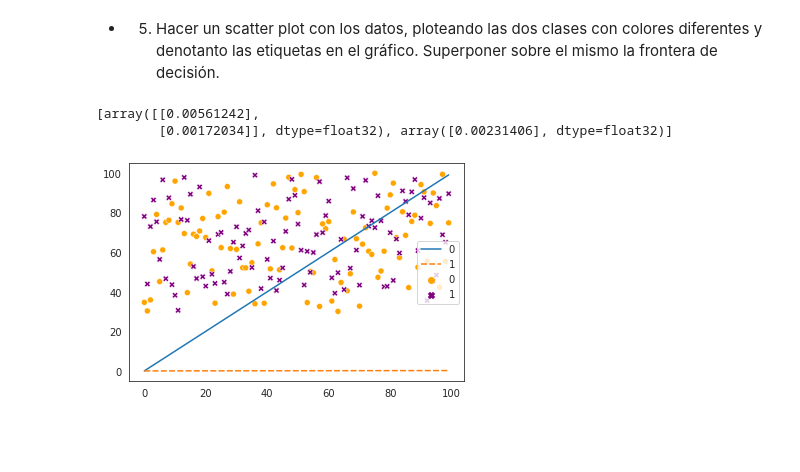
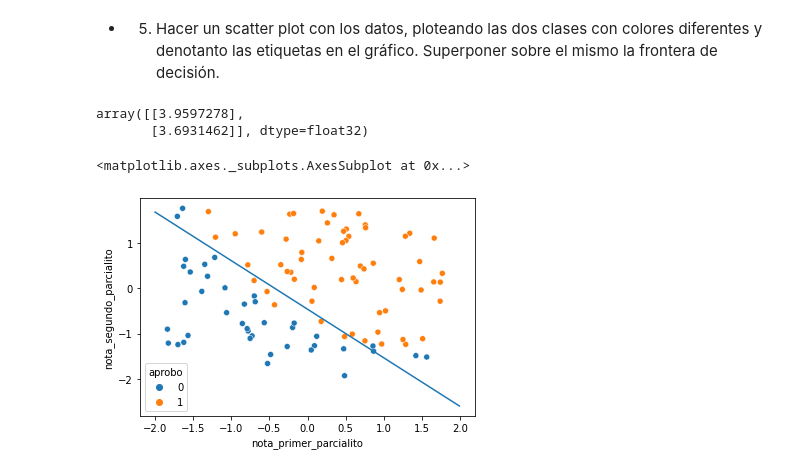
Before and after one commit to Nacho2904/pasantiacsc, a Jupyter notebook: regresion_logistica.ipynb, the cells around one changed output. Saved outputs shown, nothing was run; the diff lists cells and outputs as text; code cells hidden in the pictures; blank space fills up the shorter version.

```diff
--- a/regresion_logistica.ipynb
+++ b/regresion_logistica.ipynb
@@ -121,16 +111,9 @@ Ergo, el nuestra predicción nos dice que el alumno no va a aprobar
 - 5) Hacer un scatter plot con los datos, ploteando las dos clases con colores diferentes
 y denotanto las etiquetas en el gráfico. Superponer sobre el mismo la frontera de
 decisión.
-# %%
-weights = model_parcialitos.get_weights()
-weights
-# %% [output]
-[array([[0.00561242],
-        [0.00172034]], dtype=float32), array([0.00231406], dtype=float32)]
-# %%
-x_axis = np.arange(0,np.max(inputs),1).reshape(len(x_axis),1)
-y_axis = np.array([weights[0][0] + weights[0][1]*x for x in x_axis])
-sns.scatterplot(data=inputs,marker='o',palette=["orange","purple"])
-sns.lineplot(data=np.append(x_axis,y_axis,axis=1));
-# %% [output]
-[figure, removed]
+# %%
+w,b = model_parcialitos.get_weights()
+w
+# %% [output]
+array([[3.9597278],
+       [3.6931462]], dtype=float32)
@@ -136,0 +126,11 @@ sns.lineplot(data=np.append(x_axis,y_axis,axis=1));
+# %%
+dataset_norm = dataset.copy()
+dataset_norm[["nota_primer_parcialito", "nota_segundo_parcialito"]] = norm_inputs
+x_2 = lambda x_1: float(-(w[0]*x_1 + b)/w[1])
+x_axis = np.arange(-2,2,0.01)
+y_axis = np.array([x_2(x_1) for x_1 in x_axis])
+sns.lineplot(x=x_axis, y=y_axis)
+sns.scatterplot( x="nota_primer_parcialito", y="nota_segundo_parcialito", data=dataset_norm, hue='aprobo')
+# %% [output]
+<matplotlib.axes._subplots.AxesSubplot at 0x...>
+[figure, added]
```
Also changed, not shown: parts of 7 cells of this notebook.
